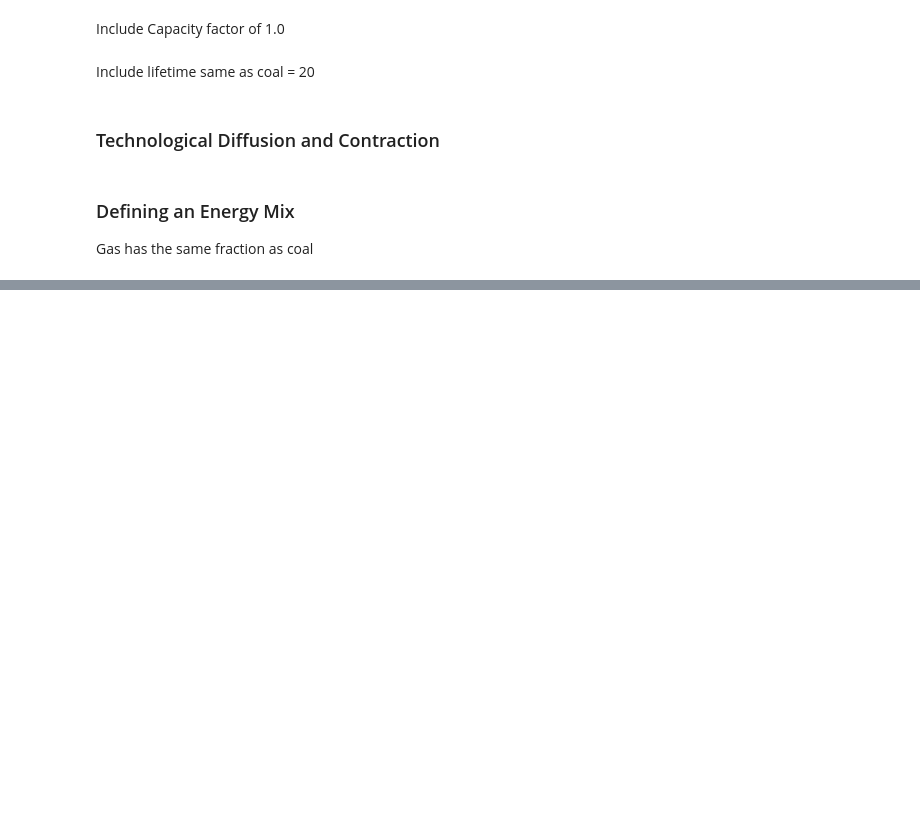
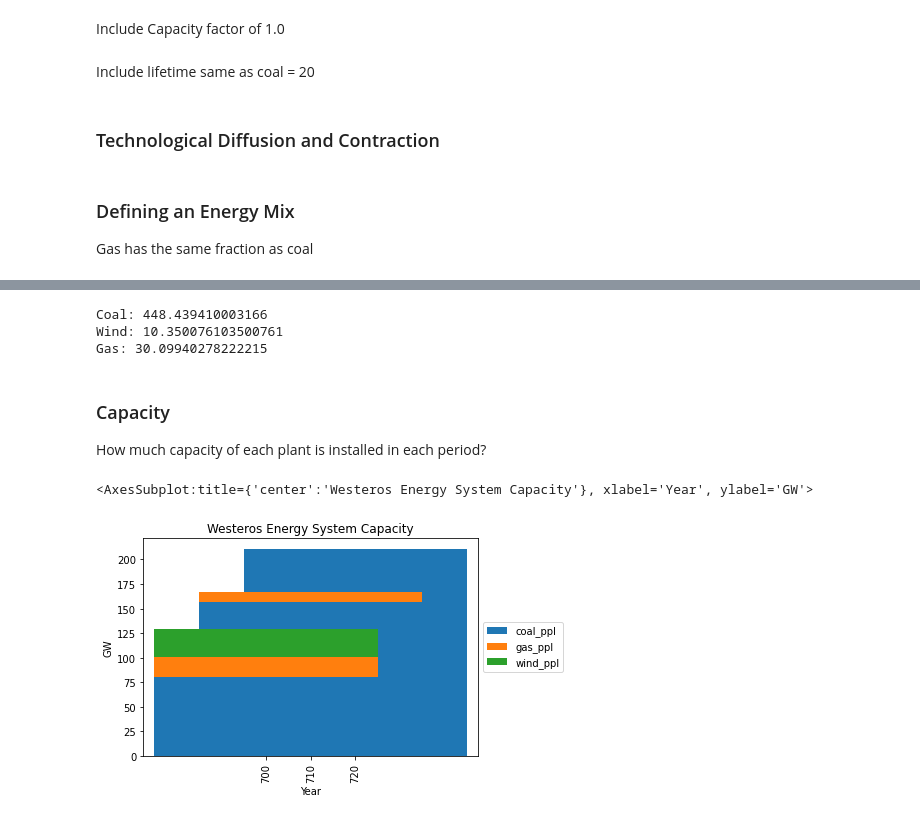
Before and after one commit to DominikPutz/message-ix-westeros, a Jupyter notebook: westeros_gas_ppl.ipynb, the cells around one changed output, grey strips where cells are left out. Saved outputs shown, nothing was run; the diff lists cells and outputs as text; code cells hidden in the pictures; blank space fills up the shorter version.

```diff
--- a/westeros_gas_ppl.ipynb
+++ b/westeros_gas_ppl.ipynb
@@ -115,0 +262,17 @@ scen.var('OBJ')['lvl']
+# %%
+print('Coal:', activity.loc[activity['technology'] == 'coal_ppl']['lvl'].sum())
+print('Wind:', activity.loc[activity['technology'] == 'wind_ppl']['lvl'].sum())
+print('Gas:', activity.loc[activity['technology'] == 'gas_ppl']['lvl'].sum())
+# %% [output]
+Coal: 448.439410003166
+Wind: 10.350076103500761
+Gas: 30.09940278222215
+# %% [markdown]
+### Capacity
+How much capacity of each plant is installed in each period?
+# %%
+# Create a different plot. The same filters are still active.
+rep.get("plot capacity")
+# %% [output]
+<AxesSubplot:title={'center':'Westeros Energy System Capacity'}, xlabel='Year', ylabel='GW'>
+[figure, added]
```
Also changed, not shown: parts of 32 cells of this notebook, 1 other file.
